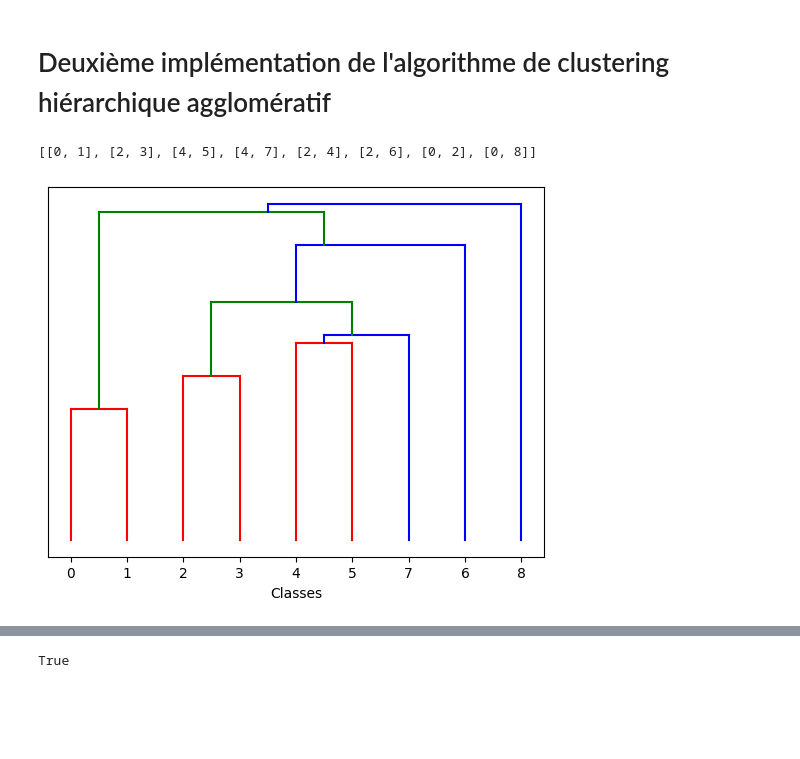
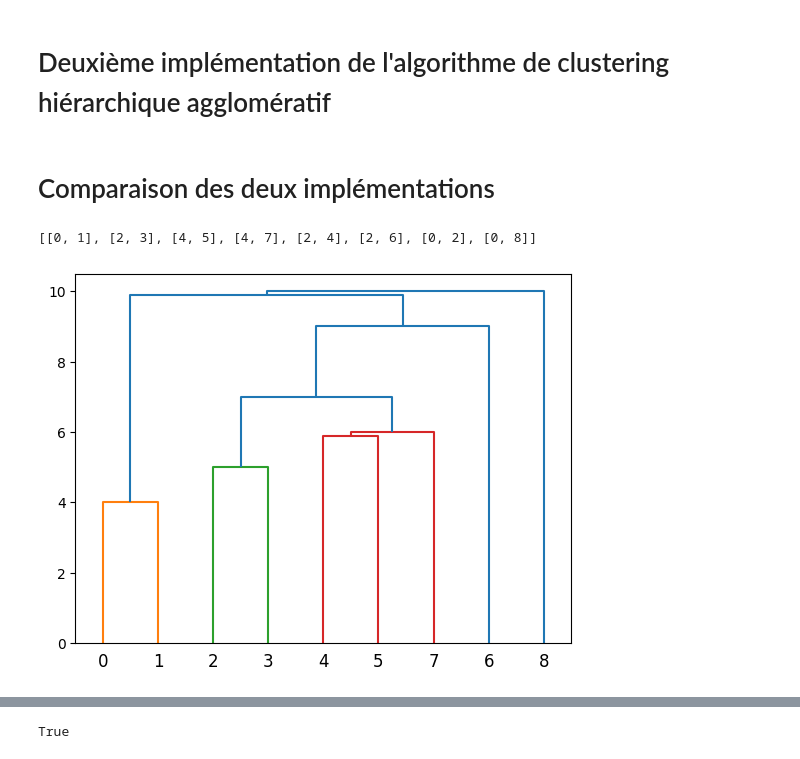
Before and after one commit to 4ppolyon/IASD, a Jupyter notebook: CAH.ipynb, the cells around one changed output, grey strips where cells are left out. Cells and saved outputs as stored; diff of their text form; code cells hidden in the pictures; blank space fills up the shorter version.

```diff
--- a/CAH.ipynb
+++ b/CAH.ipynb
@@ -5,7 +5,7 @@ from scipy.cluster.hierarchy import dendrogram, linkage
 import matplotlib.pyplot as plt
 
 # matrice de similarité
-sim_mat = np.array([[10, 6, 0, 0, 0, 0, 0, 0, 0],
+S = np.array([      [10, 6, 0, 0, 0, 0, 0, 0, 0],
                     [6, 10, 0, 0, 0, 0, 0, 0, 0],
                     [0, 0, 10, 5, 3, 3, 1, 1, 0],
                     [0, 0, 5, 10, 1, 2, 1, 1, 0],
@@ -14,6 +14,7 @@ sim_mat = np.array([[10, 6, 0, 0, 0, 0, 0, 0, 0],
                     [0, 0, 1, 1, 1, 1, 10, 1, 0],
                     [0, 0, 1, 1, 2, 4, 1, 10, 0],
                     [0, 0, 0, 0, 0, 0, 0, 0, 10]])
+N = S.shape[0]
 # %%
 #                                                   #
 #           Fonction d'affichage faite par          #
@@ -255,7 +181,7 @@ def clustering_hierarchique_agglomeratif2(sim_mat): # O(N²)
         a = 0
         maxi = 0
         # a = argmax de P[i][0] quand i:I[i]=i
-        for i in range(N): # O(log(N))
+        for i in range(N): # O(N)
             if I[i] == i and P[i][0] > maxi:
                 maxi = P[i][0]
                 a = i
@@ -263,7 +189,7 @@ def clustering_hierarchique_agglomeratif2(sim_mat): # O(N²)
         P[a][0] = -1
         dendrogramme[k][0] = a
         dendrogramme[k][1] = b
-        for i in range(N): # O(N) car on ne scinde pas la boucle en deux comme dans la fonction précédente
+        for i in range(N): # O(N)
             if I[i] == i and i != a and i != b:
                 sim_mat[i][a] = max(sim_mat[i][a], sim_mat[i][b])
                 sim_mat[a][i] = max(sim_mat[i][a], sim_mat[i][b])
@@ -273,10 +199,13 @@ def clustering_hierarchique_agglomeratif2(sim_mat): # O(N²)
                 P[a][0] = sim_mat[a][i]
                 P[a][1] = i
     print(dendrogramme)
-    affichage_dendrogramme(dendrogramme)
+    matrix_link = creer_mat_link(dendrogramme)
+    dendrogram(matrix_link, orientation='top')
     return dendrogramme
+# %% [markdown]
+# Comparaison des deux implémentations
 # %%
-dendrogramme2 = clustering_hierarchique_agglomeratif2(sim_mat)
+dendrogramme2 = clustering_hierarchique_agglomeratif2(S)
 # %% [output]
 [[0, 1], [2, 3], [4, 5], [4, 7], [2, 4], [2, 6], [0, 2], [0, 8]]
-[figure, old version]
+[figure, new version]
```
Also changed, not shown: parts of 8 cells of this notebook.
